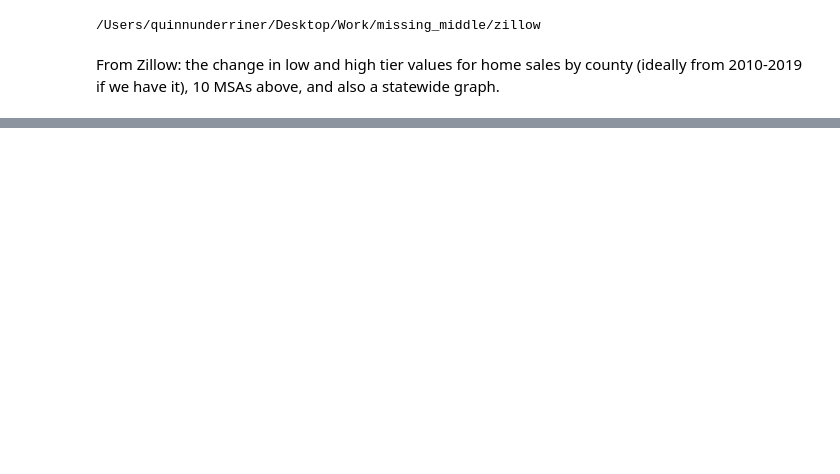
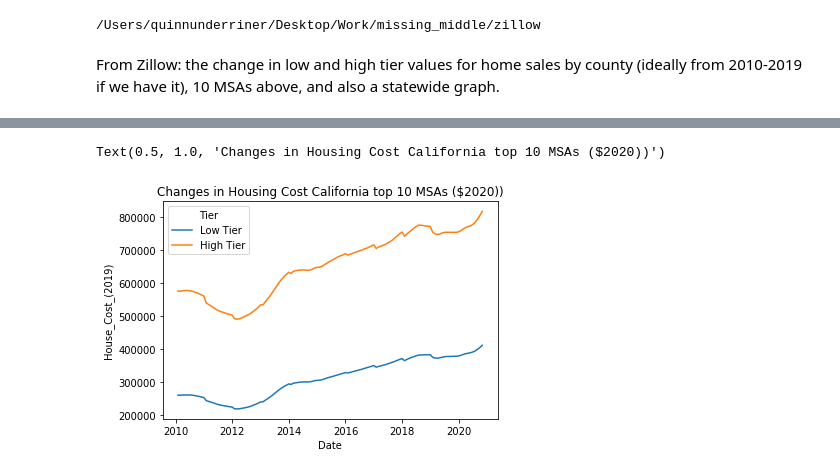
Before and after one commit to qunderriner/missing_middle_zillow, a Jupyter notebook: zillow_data_exploration.ipynb, the cells around one changed output, grey strips where cells are left out. Cells and saved outputs as stored; diff of their text form; code cells hidden in the pictures; blank space fills up the shorter version.

```diff
--- a/zillow_data_exploration.ipynb
+++ b/zillow_data_exploration.ipynb
@@ -132,0 +111,26 @@ county2
+# %%
+#load in top 10 msas
+msa = pd.read_csv("/Users/quinnunderriner/Desktop/Work/missing_middle/msa.csv")
+msa = msa[["MSA_NAME","COUNTIES"]]
+top_10_msa = ['Riverside-San Bernardino-Ontario','San Jose-Sunnyvale-Santa Clara',
+              'San Francisco-Redwood City-South San Francisco','Oakland-Hayward-Berkeley',
+              'Los Angeles-Long Beach-Glendale','Anaheim-Santa Ana-Irvine','San Diego-Carlsbad',
+               'Sacramento--Roseville--Arden-Arcade','Fresno','Oxnard-Thousand Oaks-Ventura']
+msa = msa[msa.MSA_NAME.isin(top_10_msa)]
+#need to expand mapping
+msa = msa.drop('COUNTIES', axis=1).join(
+  msa['COUNTIES'].str.split(',', expand=True).stack()
+    .reset_index(level=1,drop=True).rename('COUNTIES'))
+msa['COUNTIES'] = msa['COUNTIES'] + " County"
+msa = msa.rename(columns={"COUNTIES":"County_Name","MSA_NAME":"Metro"})#rename for clean merge
+
+# merge and subset data to just contain top 10 MSAs
+top_10_msa = msa.merge(county_home_value_melt, on="Metro",how="left")
+# %%
+top_10_msa
+
+
+sns.lineplot(data=top_10_msa, x="Date", y="House_Cost_(2019)",hue="Tier",ci=None).set_title('Changes in Housing Cost California top 10 MSAs ($2020))')
+# %% [output]
+Text(0.5, 1.0, 'Changes in Housing Cost California top 10 MSAs ($2020))')
+[figure, added]
```
Also changed, not shown: parts of 20 cells of this notebook.
